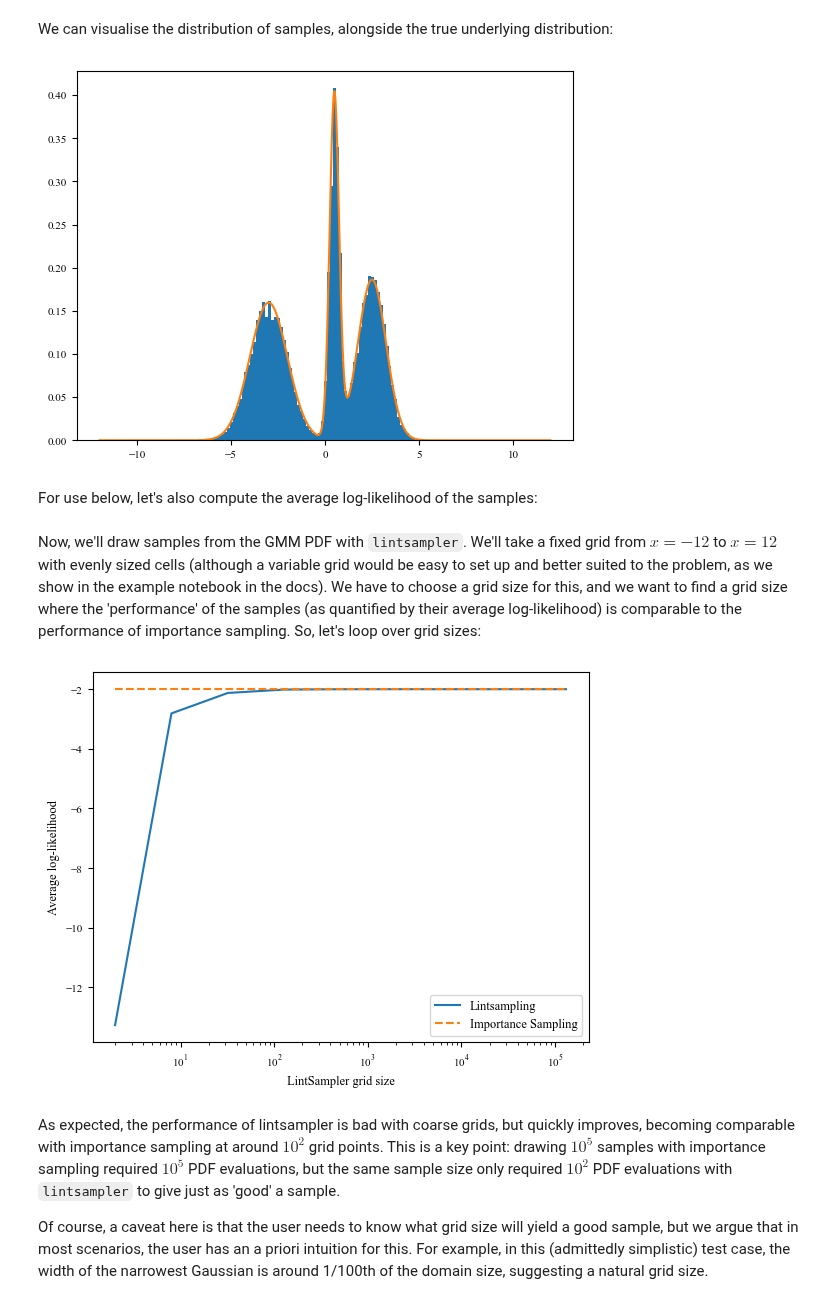
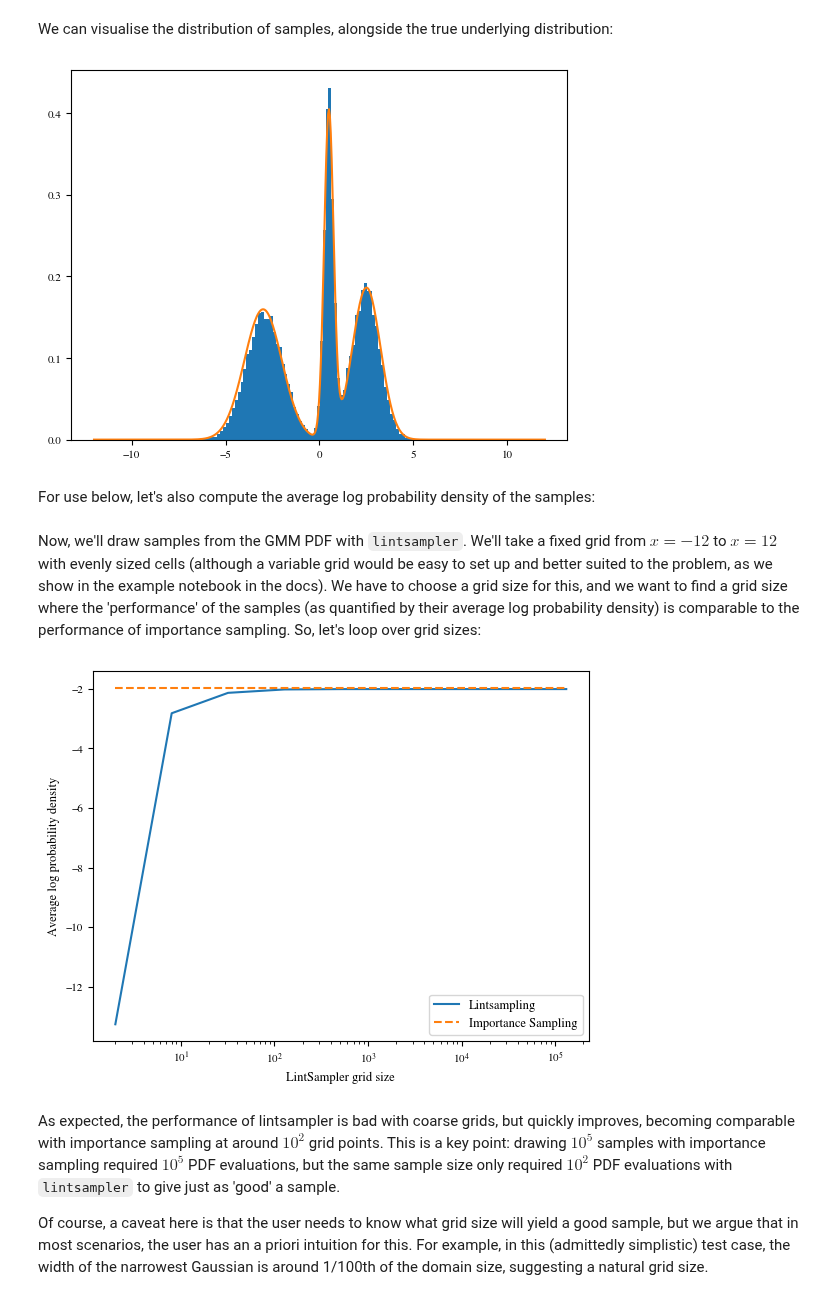
Before and after one commit to aneeshnaik/lintsampler, a Jupyter notebook: docs/source/example_notebooks/1_gmm.ipynb, the cells around one changed output. Saved outputs shown, nothing was run; the diff lists cells and outputs as text; code cells hidden in the pictures.

Commit message:
Docs: update notebook 1 comparison to importance sampling (change plot labels, proposal dist, add discussion of improvements to importance sampling)

```diff
--- a/docs/source/example_notebooks/1_gmm.ipynb
+++ b/docs/source/example_notebooks/1_gmm.ipynb
@@ -272,12 +274,12 @@ Let's set up a function to draw samples from an arbitrary PDF via importance sam
 # %%
-def generate_importance_samples(pdf, N, low, high, rng):
-    proposals = rng.uniform(low=low, high=high, size=N)
+def generate_importance_samples(pdf, N, mean, std, rng):
+    proposals = rng.normal(loc=mean, scale=std, size=N)
     weights = pdf(proposals)
     return rng.choice(proposals, N, p=weights / weights.sum())
 # %% [markdown]
 To test this out, let's apply it to the GMM PDF above:
 # %%
-x_imp = generate_importance_samples(gmm_pdf, N_SAMPLES, -12, 12, np.random.default_rng(42))
+x_imp = generate_importance_samples(gmm_pdf, N_SAMPLES, 0, 6, np.random.default_rng(42))
 # %% [markdown]
 We can visualise the distribution of samples, alongside the true underlying distribution:
 # %%
@@ -285,29 +287,29 @@ x_plot = np.linspace(-12, 12, 500)
 plt.hist(x_imp, 80, density=True);
 plt.plot(x_plot, gmm_pdf(x_plot));
 # %% [output]
-[figure, old version]
+[figure, new version]
 # %% [markdown]
-For use below, let's also compute the average log-likelihood of the samples:
+For use below, let's also compute the average log probability density of the samples:
 # %%
-lnL_imp = np.log(gmm_pdf(x_imp)).mean()
+lnp_imp = np.log(gmm_pdf(x_imp)).mean()
 # %% [markdown]
-Now, we'll draw samples from the GMM PDF with `lintsampler`. We'll take a fixed grid from $x=-12$ to $x=12$ with evenly sized cells (although a variable grid would be easy to set up and better suited to the problem, as we show in the example notebook in the docs). We have to choose a grid size for this, and we want to find a grid size where the 'performance' of the samples (as quantified by their average log-likelihood) is comparable to the performance of importance sampling. So, let's loop over grid sizes:
+Now, we'll draw samples from the GMM PDF with `lintsampler`. We'll take a fixed grid from $x=-12$ to $x=12$ with evenly sized cells (although a variable grid would be easy to set up and better suited to the problem, as we show in the example notebook in the docs). We have to choose a grid size for this, and we want to find a grid size where the 'performance' of the samples (as quantified by their average log probability density) is comparable to the performance of importance sampling. So, let's loop over grid sizes:
 # %%
 N_grid_arr = np.logspace(1, 17, 9, base=2, dtype=int) # 2**1, 2**3, 2**5, ... 2**17
-lnL_ls = np.zeros(len(N_grid_arr))
+lnp_ls = np.zeros(len(N_grid_arr))
 for i, N_grid in enumerate(N_grid_arr):
     fixedgrid = np.linspace(-12, 12, N_grid)
     x_ls = LintSampler(fixedgrid, pdf=gmm_pdf, vectorizedpdf=True, seed=np.random.default_rng(42)).sample(N=N_SAMPLES)
-    lnL_ls[i] = np.log(gmm_pdf(x_ls)).mean()
+    lnp_ls[i] = np.log(gmm_pdf(x_ls)).mean()
 
-plt.plot(N_grid_arr, lnL_ls, label='Lintsampling')
-plt.plot(N_grid_arr, lnL_imp * np.ones_like(N_grid_arr), ls='dashed', label='Importance Sampling')
+plt.plot(N_grid_arr, lnp_ls, label='Lintsampling')
+plt.plot(N_grid_arr, lnp_imp * np.ones_like(N_grid_arr), ls='dashed', label='Importance Sampling')
 plt.xscale('log')
 plt.xlabel("LintSampler grid size")
-plt.ylabel("Average log-likelihood")
+plt.ylabel("Average log probability density")
 plt.legend();
 # %% [output]
-[figure, old version]
+[figure, new version]
 # %% [markdown]
 As expected, the performance of lintsampler is bad with coarse grids, but quickly improves, becoming comparable with importance sampling at around $10^2$ grid points. This is a key point: drawing $10^5$ samples with importance sampling required $10^5$ PDF evaluations, but the same sample size only required $10^2$ PDF evaluations with `lintsampler` to give just as 'good' a sample.
 
```
Also changed, not shown: parts of 5 cells of this notebook.
